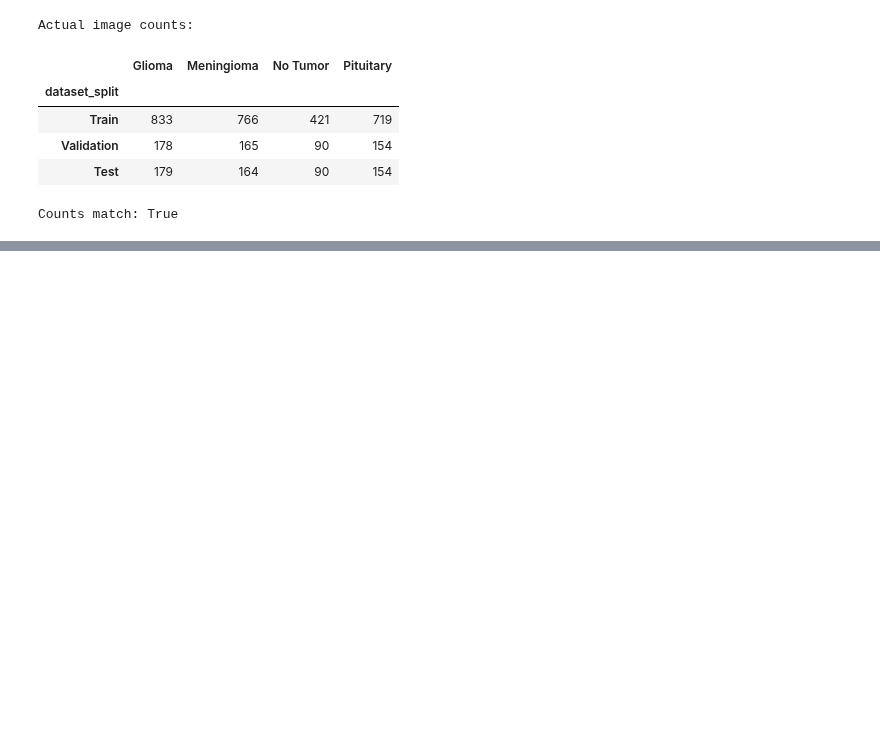
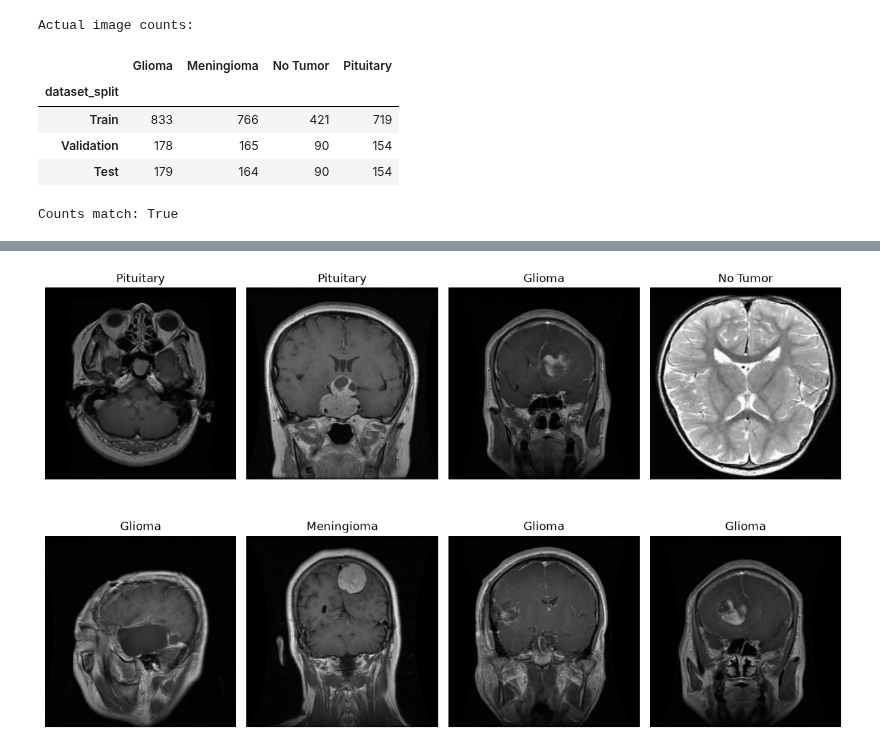
Before and after one commit to lahcen404/BrainScanAI-v2, a Jupyter notebook: notebooks/02_classification_eda.ipynb, the cells around one changed output, grey strips where cells are left out. Drawn from its saved outputs; the diff is of its cells as text; code cells hidden in the pictures; blank space fills up the shorter version.

Commit message:
preprocessing images for InceptionV3

```diff
--- a/notebooks/02_classification_eda.ipynb
+++ b/notebooks/02_classification_eda.ipynb
@@ -1199,0 +1264,13 @@ Counts match: True
+# %%
+
+images, labels = next(iter(train_ds))
+
+print("Image batch shape:", images.shape)
+print("Label batch shape:", labels.shape)
+
+print("Image data type:", images.dtype)
+print("Minimum pixel value:", tf.reduce_min(images).numpy())
+print("Maximum pixel value:", tf.reduce_max(images).numpy())
+
+print("\nFirst 10 labels:", labels[:10].numpy())
+print("Class names:", train_ds.class_names)
@@ -1199,0 +1293,19 @@ Counts match: True
+# %%
+
+plt.figure(figsize=(12, 8))
+
+for i in range(8):
+    plt.subplot(2, 4, i + 1)
+
+    image = images[i].numpy().astype("uint8")
+    label = labels[i].numpy()
+    class_name = train_ds.class_names[label]
+
+    plt.imshow(image)
+    plt.title(class_name)
+    plt.axis("off")
+
+plt.tight_layout()
+plt.show()
+# %% [output]
+[figure, added]
```
Also changed, not shown: parts of 9 cells of this notebook.
